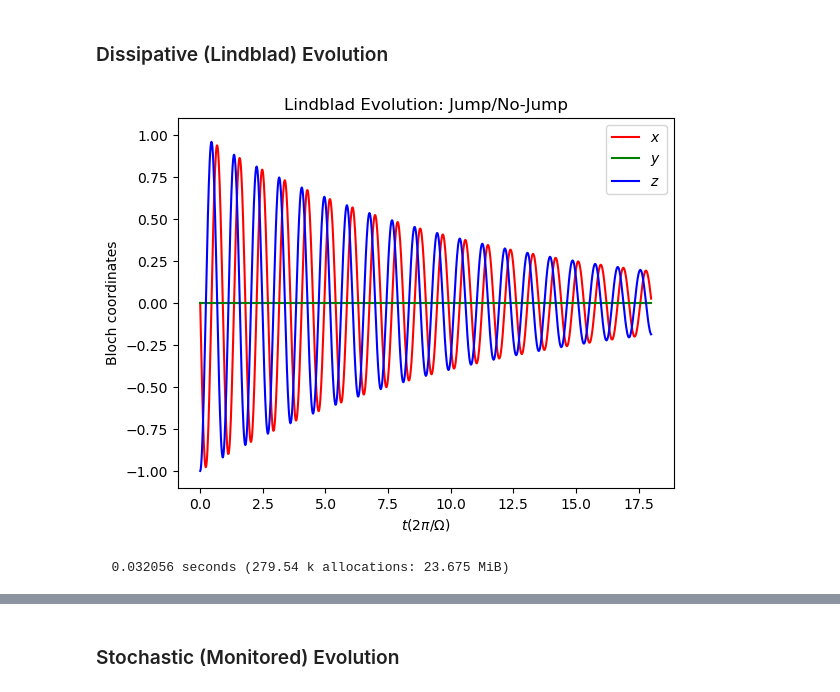
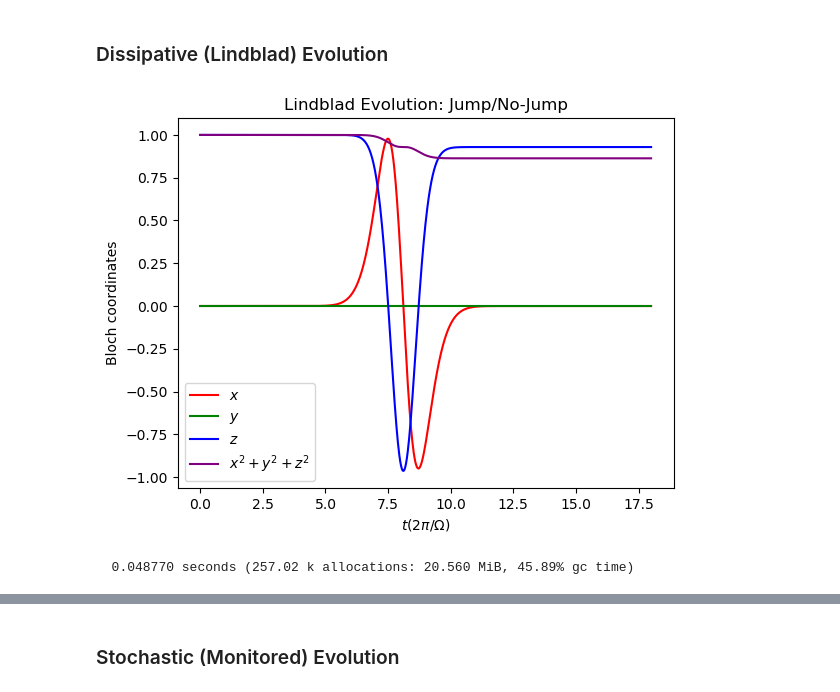
Before and after one commit to justindressel/QuantumBayesian.jl, a Jupyter notebook: notebooks/OneQubitTest.ipynb, the cells around one changed output, grey strips where cells are left out. Saved outputs shown, nothing was run; the diff lists cells and outputs as text; code cells hidden in the pictures.

```diff
--- a/notebooks/OneQubitTest.ipynb
+++ b/notebooks/OneQubitTest.ipynb
@@ -21,11 +32,12 @@ Ops   : 'x', 'd', 'i', 'u', 'y', 'z'
 # %% [markdown]
 ### Global Constants
 # %%
-Ω  = 2*π;        # Rabi frequency
-τ = 3.0;         # Measurement collapse timescale
-Γ = 1/(2*τ);     # Measurement dephasing rate (quantum-limited efficiency)
-T = (0.0, 6*τ);  # Time duration of simulation;
+Ω  = 2π        # Rabi frequency
+τ = 3.0        # Measurement collapse timescale
+Γ = 1/(2τ)     # Measurement dephasing rate (quantum-limited efficiency)
+T = (0.0, 6τ)  # Time duration of simulation;
+η = 1.0        # Measurement efficiency
 
-dt = 1e-2;       # Simulation timestep (coarse to show method precision);
+dt = 1e-2      # Simulation timestep (coarse to show method precision);
 # %% [markdown]
 ### Common Trajectory and Plotting Code
@@ -32,11 +69,11 @@ dt = 1e-2;       # Simulation timestep (coarse to show method precision);
 # %%
 # Initial conditions (matrix and superket)
-init = ground(q)
-sinit = superket(init)
+init = Z
+sinit, basis = superket(init)
 
 # Bloch expectation values (matrix and superket)
-fs  = collect(ρ -> real(expect(ρ, q(l))) for l in ['x','y','z'])
-sfs = collect(ρ -> real(expect(unsuperket(ρ),q(l))) for l in ['x','y','z'])
+fs = collect(ρ -> 2real(expect(ρ, l) - 0.5) for l in [X, Y, Z]);
+sfs = collect(ρ -> 2real(expect(unsuperket(ρ, (Z.basis_l, Z.basis_r)),l) - 0.5) for l in [X, Y, Z])
 
 # Trajectory and plotting function
 function solve(inc, init, dt, T, fs, plot_title; readout=false, n=1)
@@ -47,11 +84,17 @@ function solve(inc, init, dt, T, fs, plot_title; readout=false, n=1)
         plot(out[1].t,out[1],label=L"$x$",color="r")
         plot(out[2].t,out[2],label=L"$y$",color="g")
         plot(out[3].t,out[3],label=L"$z$",color="b")
+        plot(out[3].t,out[1].^2 .+ out[2].^2 .+ out[3].^2,label=L"$x^2 + y^2 + z^2$",color="purple")
     else
         out = ensemble(1, inc, init, (0.0, 0.1), fs..., dt=dt, points=10, verbose=false) #JIT throw-away
         @time out = ensemble(n, inc, init, T, fs..., dt=dt)
-        m1 = mean(out[1]); m2 = mean(out[2]); m3 = mean(out[3]);
-        s1 = std(out[1]); s2 = std(out[2]); s3 = std(out[3]);
+        m1 = Statistics.mean(out[1]; dims=2)[:]
+        m2 = Statistics.mean(out[2]; dims=2)[:]
+        m3 = Statistics.mean(out[3]; dims=2)[:]
+        s1 = Statistics.std(out[1]; dims=2)[:]
+        s2 = Statistics.std(out[2]; dims=2)[:]
+        s3 = Statistics.std(out[3]; dims=2)[:]
+
         plot(out[1].t,m1,label=L"$x$",color="r")
         plot(out[2].t,m2,label=L"$y$",color="g")
         plot(out[3].t,m3,label=L"$z$",color="b")
@@ -60,7 +103,6 @@ function solve(inc, init, dt, T, fs, plot_title; readout=false, n=1)
         fill_between(out[3].t, m3-s3, m3+s3, color="b", alpha=0.2, antialiased=true)
     end
     ax = gca()
-    ax.set_ylim([-1.1,1.1])
     xlabel(L"$t (2\pi/\Omega)$")
     ylabel("Bloch coordinates")
     title(plot_title)
@@ -71,7 +113,8 @@ function solve(inc, init, dt, T, fs, plot_title; readout=false, n=1)
         if n==1
             plot(out[4].t,out[4],label=L"$r_z$",color="k")
         else
-            m4 = mean(out[4]); s4 = std(out[4]);
+            m4 = Statistics.mean(out[4]; dims=2)[:]
+            s4 = Statistics.std(out[4]; dims=2)[:]
             plot(out[4].t,m4,label=L"$r_z$",color="k")
             fill_between(out[4].t, m4-s4, m4+s4, color="k", alpha=0.2, antialiased=true)
         end
@@ -86,11 +129,11 @@ end;
 ## Time-independent Rabi Hamiltonian
 # %%
 # Hamiltonian
-H = (Ω/2)*q('y');
+H(t) = 2exp(-(t-3τ)^2/2)/sqrt(2π)*(Ω/2)*Y
 # Measurement dephasing
-DM = sqrt(Γ/2)*q('z');
+DM = [sqrt(Γ/2)*Z]
 # Stochastic monitoring (unit efficiency)
-SM = [(q('z'), τ, 1.0)];
+SM = [(Z, τ, η)];
 # %% [markdown]
 ### Coherent (Hamiltonian) Evolution
 # %%
@@ -130,10 +173,10 @@ solve(sham(dt, H), sinit, dt, T, sfs, "Hamiltonian Evolution: Superoperator")
 # %% [markdown]
 ### Dissipative (Lindblad) Evolution
 # %%
-solve(lind(dt, H, clist=[DM]), init, dt, T, fs, "Lindblad Evolution: Jump/No-Jump")
+solve(lind(dt, H, clist=DM), init, dt, T, fs, "Lindblad Evolution: Jump/No-Jump")
 # %% [output]
-[figure, old version]
+[figure, new version]
-  0.032056 seconds (279.54 k allocations: 23.675 MiB)
+  0.048770 seconds (257.02 k allocations: 20.560 MiB, 45.89% gc time)
 ┌ Info: Trajectory: steps =
 │   N - 1 = 1800
 │   , points =  = , points =
```
Also changed, not shown: parts of 19 cells of this notebook, 8 other files.
